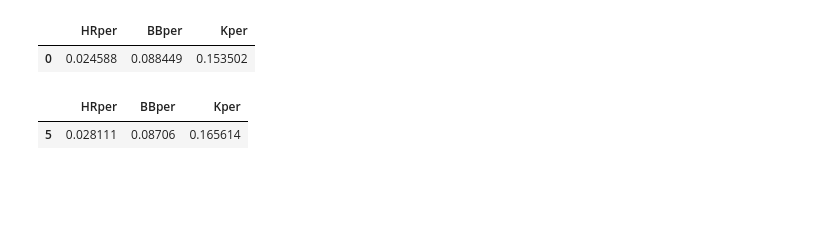
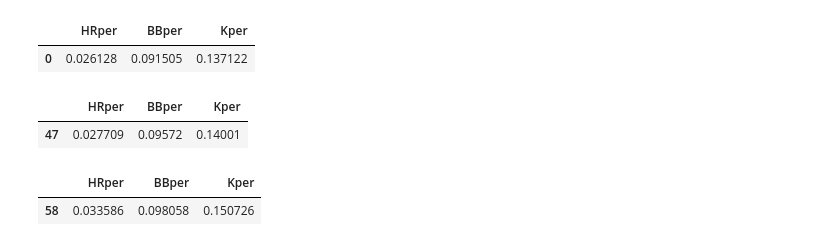
Before and after one commit to Ben-Platt-23/Senior-Project, a Jupyter notebook: statistical_analysis/TTO/tto.ipynb, the cells around one changed output. Drawn from its saved outputs; the diff is of its cells as text; code cells hidden in the pictures; blank space fills up the shorter version.

```diff
--- a/statistical_analysis/TTO/tto.ipynb
+++ b/statistical_analysis/TTO/tto.ipynb
@@ -60,11 +87,11 @@ tto_80_89.head()
 # %%
-tto_90_99 = batting_stats(1990, 1999, ind=0)
+tto_86_90 = batting_stats(1986, 1990, ind=1)
 
-tto_90_99.rename(columns={'BB%':'BBper', 'K%':'Kper'}, inplace=True)
+tto_86_90.rename(columns={'BB%':'BBper', 'K%':'Kper'}, inplace=True)
 
-HRper = tto_90_99.HR / tto_90_99.PA
-BBper = tto_90_99.BBper
-Kper = tto_90_99.Kper
+HRper = tto_86_90.HR / tto_86_90.PA
+BBper = tto_86_90.BBper
+Kper = tto_86_90.Kper
 
 df = pd.DataFrame()
 
@@ -72,42 +99,69 @@ df.insert(0, 'HRper', HRper)
 df.insert(1, 'BBper', BBper)
 df.insert(2, 'Kper', Kper)
 
-tto_90_99 = df
+tto_86_90 = df
 
-tto_90_99.HRper = tto_90_99.HRper.mean()
-tto_90_99.BBper = tto_90_99.BBper.mean()
-tto_90_99.Kper = tto_90_99.Kper.mean()
+tto_86_90.HRper = tto_86_90.HRper.mean()
+tto_86_90.BBper = tto_86_90.BBper.mean()
+tto_86_90.Kper = tto_86_90.Kper.mean()
 
-tto_90_99 = tto_90_99.drop(tto_90_99.index.to_list()[1:], axis = 0)
+tto_86_90 = tto_86_90.drop(tto_86_90.index.to_list()[1:], axis = 0)
 
-tto_90_99.head()
+tto_86_90.head()
 # %% [output]
 |  | HRper | BBper | Kper |
-| 0 | 0.024588 | 0.088449 | 0.153502 |
+| 0 | 0.026128 | 0.091505 | 0.137122 |
+# %%
+tto_91_95 = batting_stats(1991, 1995, ind=1)
+
+tto_91_95.rename(columns={'BB%':'BBper', 'K%':'Kper'}, inplace=True)
+
+HRper = tto_91_95.HR / tto_91_95.PA
+BBper = tto_91_95.BBper
+Kper = tto_91_95.Kper
+
+df = pd.DataFrame()
+
+df.insert(0, 'HRper', HRper)
+df.insert(1, 'BBper', BBper)
+df.insert(2, 'Kper', Kper)
+
+tto_91_95 = df
+
+tto_91_95.HRper = tto_91_95.HRper.mean()
+tto_91_95.BBper = tto_91_95.BBper.mean()
+tto_91_95.Kper = tto_91_95.Kper.mean()
+
+tto_91_95 = tto_91_95.drop(tto_91_95.index.to_list()[1:], axis = 0)
+
+tto_91_95.head()
+# %% [output]
+|  | HRper | BBper | Kper |
+| 47 | 0.027709 | 0.09572 | 0.14001 |
 # %%
-tto_00_09 = batting_stats(2000, 2009, ind=0)
+tto_96_00 = batting_stats(1996, 2000, ind=1)
 
-tto_00_09.rename(columns={'BB%':'BBper', 'K%':'Kper'}, inplace=True)
+tto_96_00.rename(columns={'BB%':'BBper', 'K%':'Kper'}, inplace=True)
 
-HRper = tto_00_09.HR / tto_00_09.PA
-BBper = tto_00_09.BBper
-Kper = tto_00_09.Kper
+HRper = tto_96_00.HR / tto_96_00.PA
+BBper = tto_96_00.BBper
+Kper = tto_96_00.Kper
 
 df = pd.DataFrame()
 
 df.insert(0, 'HRper', HRper)
 df.insert(1, 'BBper', BBper)
 df.insert(2, 'Kper', Kper)
 
-tto_00_09 = df
+tto_96_00 = df
 
-tto_00_09.HRper = tto_00_09.HRper.mean()
-tto_00_09.BBper = tto_00_09.BBper.mean()
-tto_00_09.Kper = tto_00_09.Kper.mean()
+tto_96_00.HRper = tto_96_00.HRper.mean()
+tto_96_00.BBper = tto_96_00.BBper.mean()
+tto_96_00.Kper = tto_96_00.Kper.mean()
 
-tto_00_09 = tto_00_09.drop(tto_00_09.index.to_list()[1:], axis = 0)
+tto_96_00 = tto_96_00.drop(tto_96_00.index.to_list()[1:], axis = 0)
 
-tto_00_09.head()
+tto_96_00.head()
 # %% [output]
 |  | HRper | BBper | Kper |
-| 5 | 0.028111 | 0.08706 | 0.165614 |
+| 58 | 0.033586 | 0.098058 | 0.150726 |
```
Also changed, not shown: parts of 29 cells of this notebook, 31 other files.
